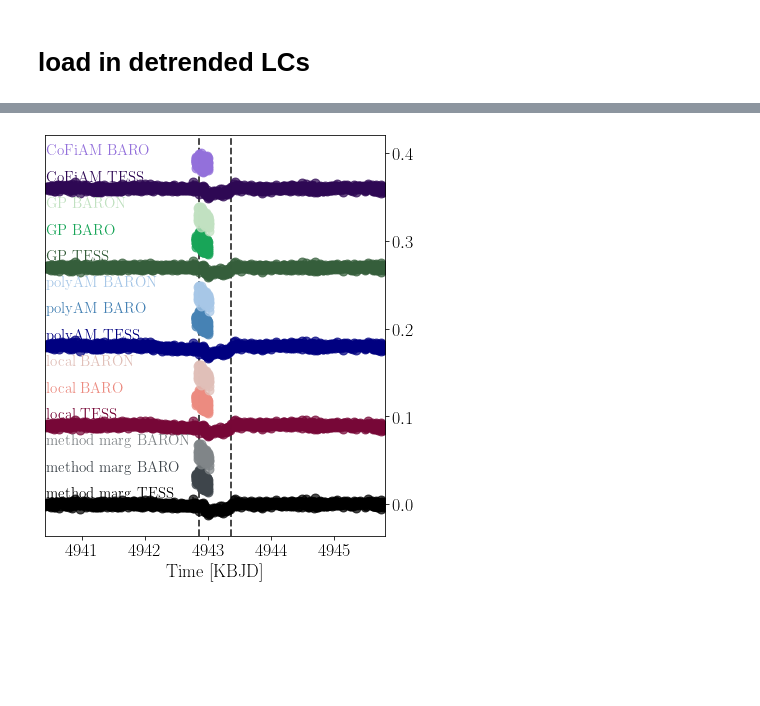
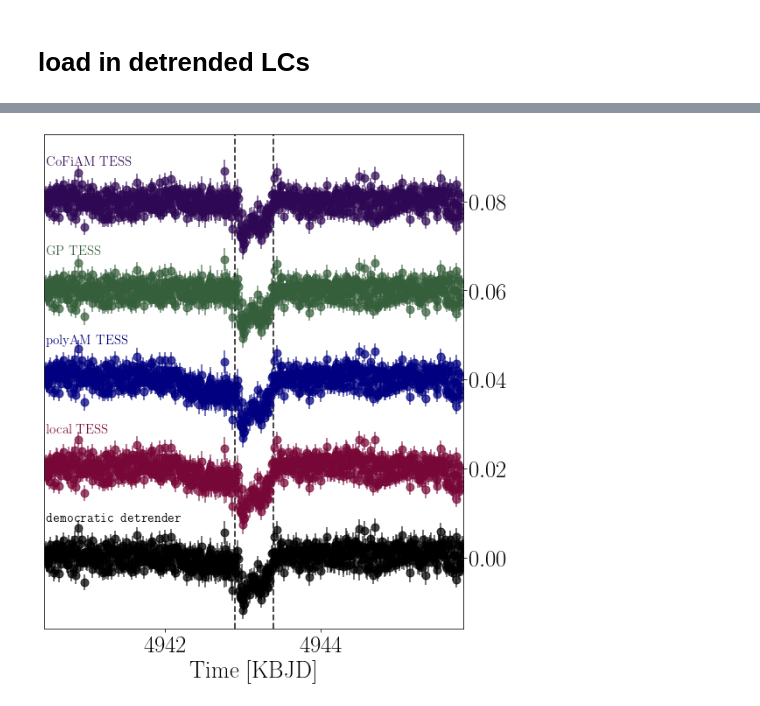
Before and after one commit to dyahalomi/Kepler1513, a Jupyter notebook: photometry/koi3678_final_method_detrended_lc/plot_detrended_lcs.ipynb, the cells around one changed output, grey strips where cells are left out. Drawn from its saved outputs; the diff is of its cells as text; code cells hidden in the pictures; blank space fills up the shorter version.

```diff
--- a/photometry/koi3678_final_method_detrended_lc/plot_detrended_lcs.ipynb
+++ b/photometry/koi3678_final_method_detrended_lc/plot_detrended_lcs.ipynb
@@ -40,7 +40,7 @@ def plot_detrended_lc(xs, ys, yerrs, detrend_labels, t0s_in_data, window, period
             fig, ax = plt.subplots(ncols = 3, nrows = math.ceil(len(t0s_in_data)/3), figsize = [23,1.5*len(t0s_in_data)*len(ys)/4], sharey=True)
 
     else:
-        fig, ax = plt.subplots(ncols = 1, nrows = 1, figsize = [23/4.25,1.5*8*len(ys)/25.9], sharey=True)
+        fig, ax = plt.subplots(ncols = 1, nrows = 1, figsize = [23/3,1.8*len(ys)], sharey=True)
 
 
     y_detrend = []
@@ -72,7 +72,7 @@ def plot_detrended_lc(xs, ys, yerrs, detrend_labels, t0s_in_data, window, period
 
                 ax_ii.text(t0-(period*window)+.018, detrend_offset+.0013,
                        detrend_labels[detrend_index],
-                       color=colors[detrend_index], fontsize=23)
+                       color=colors[detrend_index], fontsize=18)
 
                 detrend_offset += depth
 
@@ -120,12 +120,12 @@ def plot_detrended_lc(xs, ys, yerrs, detrend_labels, t0s_in_data, window, period
 
         [ax.axvline(transit[0], linewidth=1.8, color='k', alpha = 0.79, ls='--') for transit in transit_windows]
         [ax.axvline(transit[1], linewidth=1.8, color='k', alpha = 0.79, ls='--') for transit in transit_windows]
-        ax.set_xlabel("Time [KBJD]", fontsize = 18)
+        ax.set_xlabel("Time [KBJD]", fontsize = 27)
         #ax.set_ylabel("intensity", fontsize = 27)
         ax.set_xlim(t0-(period*window), t0+(period*window))
 
 
-        ax.set_ylim(-1.2*depth, depth*len(ys))
+        ax.set_ylim(-.8*depth, .95*depth*len(ys))
         #ax.tick_params(axis='x', rotation=45)
         ax.yaxis.set_label_position("right")
         ax.yaxis.tick_right()
@@ -210,7 +198,7 @@ t0s = np.genfromtxt('t0s_all.txt', delimiter=',')
 if t0s.ndim == 0:
     t0s = np.array([t0s])
 
-
+t0s = t0s[:-1]
 period = 160.884
 duration = 10.7536
 # # now to plot!
@@ -245,7 +233,7 @@ yerr_detrended = [yerr_kepler_mm.values,
                   kepler_pdc['yerr'], kepler_sap['yerr'],
                   kepler_pdc['yerr'], kepler_sap['yerr']]
 
-detrend_label = ['method marg',
+detrend_label = [r'\texttt{democratic detrender}',
                  'local PDC', 'local SAP',
                  'polyAM PDC', 'polyAM SAP',
                  'GP PDC', 'GP SAP',
@@ -266,60 +254,56 @@ fig_kepler.savefig('detrended_lc_w_mm.pdf')
 # %%
 import matplotlib
-matplotlib.rc('xtick', labelsize=18)
-matplotlib.rc('ytick', labelsize=18)
+matplotlib.rc('xtick', labelsize=27)
+matplotlib.rc('ytick', labelsize=27)
 matplotlib.rc('font', **{'family': 'serif', 'serif': ['Computer Modern']})
 matplotlib.rc('text', usetex=True)
 
-# load in the t0s
-t0s = np.genfromtxt('t0s_all.txt', delimiter=',')
-if t0s.ndim == 0:
-    t0s = np.array([t0s])
+
 
 
 period = 160.884
 duration = 10.7536
 # # now to plot!
-green2, green1, green0 = '#355E3B', '#18A558', '#C1E1C1'
-blue2, blue1, blue0 = '#000080', '#4682B4', '#A7C7E7'
-purple2, purple1, purple0 = '#2E0854','#9370DB', '#AA98A9'
-red2, red1, red0 = '#770737', '#EC8B80', '#E0BFB8'
+green2 = '#355E3B'
+blue2 = '#000080'
+purple2 = '#2E0854'
+red2 = '#770737'
 
-colors = ['k', '#3E454B', '#808588',
-          red2, red1, red0,
-          blue2, blue1, blue0,
-          green2, green1, green0,
-          purple2, purple1]
+colors = ['k',
+          red2,
+          blue2,
+          green2,
+          purple2]
 
 
-y_detrended = [y_tess_mm.values, y_baro_mm.values, y_baron_mm.values,
-               TESS['local'], BARO['local'], BARON['local'],
-               TESS['polyAM'], BARO['polyAM'],  BARON['polyAM'],
-               TESS['GP'], BARO['GP'], BARON['GP'],
-               TESS['CoFiAM'], BARO['CoFiAM']
-              ]
+y_detrended = [y_tess_mm.values,
+               TESS['local'],
+               TESS['polyAM'],
+               TESS['GP'],
+               TESS['CoFiAM']]
 
-x_detrended = [x_tess_mm.values, x_baro_mm.values, x_baron_mm.values,
-               TESS['time'], BARO['time'], BARON['time'],
-               TESS['time'], BARO['time'], BARON['time'],
-               TESS['time'], BARO['time'], BARON['time'],
-               TESS['time'], BARO['time']]
+x_detrended = [x_tess_mm.values,
+               TESS['time'],
+               TESS['time'],
+               TESS['time'],
+               TESS['time']]
 
-yerr_detrended = [yerr_tess_mm.values, yerr_baro_mm.values, yerr_baron_mm.values,
-                  TESS['yerr'], BARO['yerr'], BARON['yerr'],
-                  TESS['yerr'], BARO['yerr'], BARON['yerr'],
-                  TESS['yerr'], BARO['yerr'], BARON['yerr'],
-                  TESS['yerr'], BARO['yerr']]
+yerr_detrended = [yerr_tess_mm.values,
+                  TESS['yerr'],
+                  TESS['yerr'],
+                  TESS['yerr'],
+                  TESS['yerr'],]
 
-detrend_label = ['method marg TESS', 'method marg BARO', 'method marg BARON',
-                 'local TESS', 'local BARO', 'local BARON',
-                 'polyAM TESS', 'polyAM BARO', 'polyAM BARON',
-                 'GP TESS', 'GP BARO', 'GP BARON',
-                 'CoFiAM TESS', 'CoFiAM BARO']
+detrend_label = [r'\texttt{democratic detrender}',
+                 'local TESS',
+                 'polyAM TESS',
+                 'GP TESS',
+                 'CoFiAM TESS']
 
 
 
 ax_extra = plot_detrended_lc(x_detrended, y_detrended, yerr_detrended, detrend_label,
                              [t0s[-1]], float(6*duration/(24.))/period, period,
-                             colors, duration, depth=0.03, figname = 'detrended_lc_new_w_mm.pdf')
+                             colors, duration, depth=0.02, figname = 'detrended_lc_new_w_mm.pdf')
 # %% [output]
-[figure, old version]
+[figure, new version]
```
Also changed, not shown: parts of 4 cells of this notebook, 5 other files.
